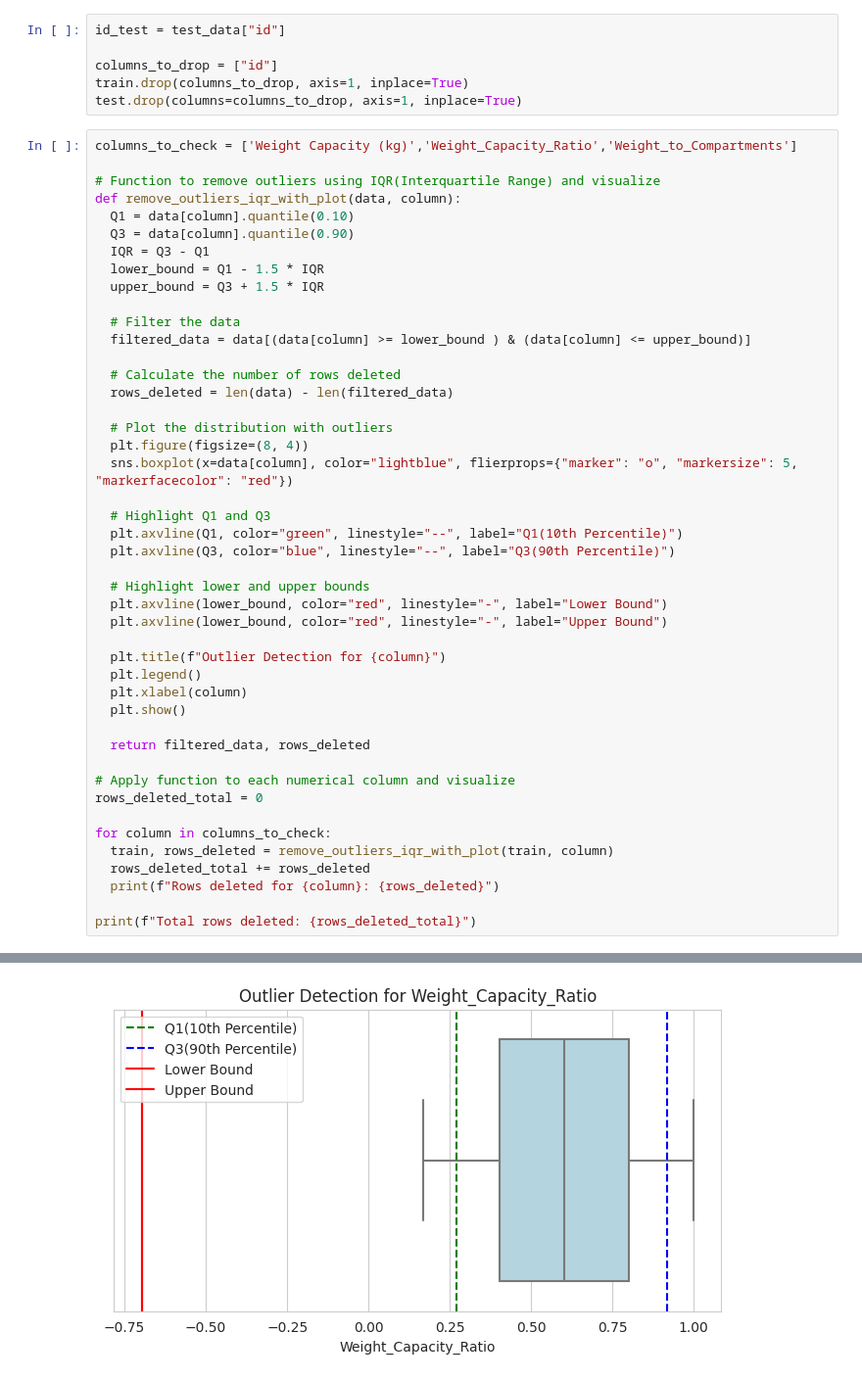
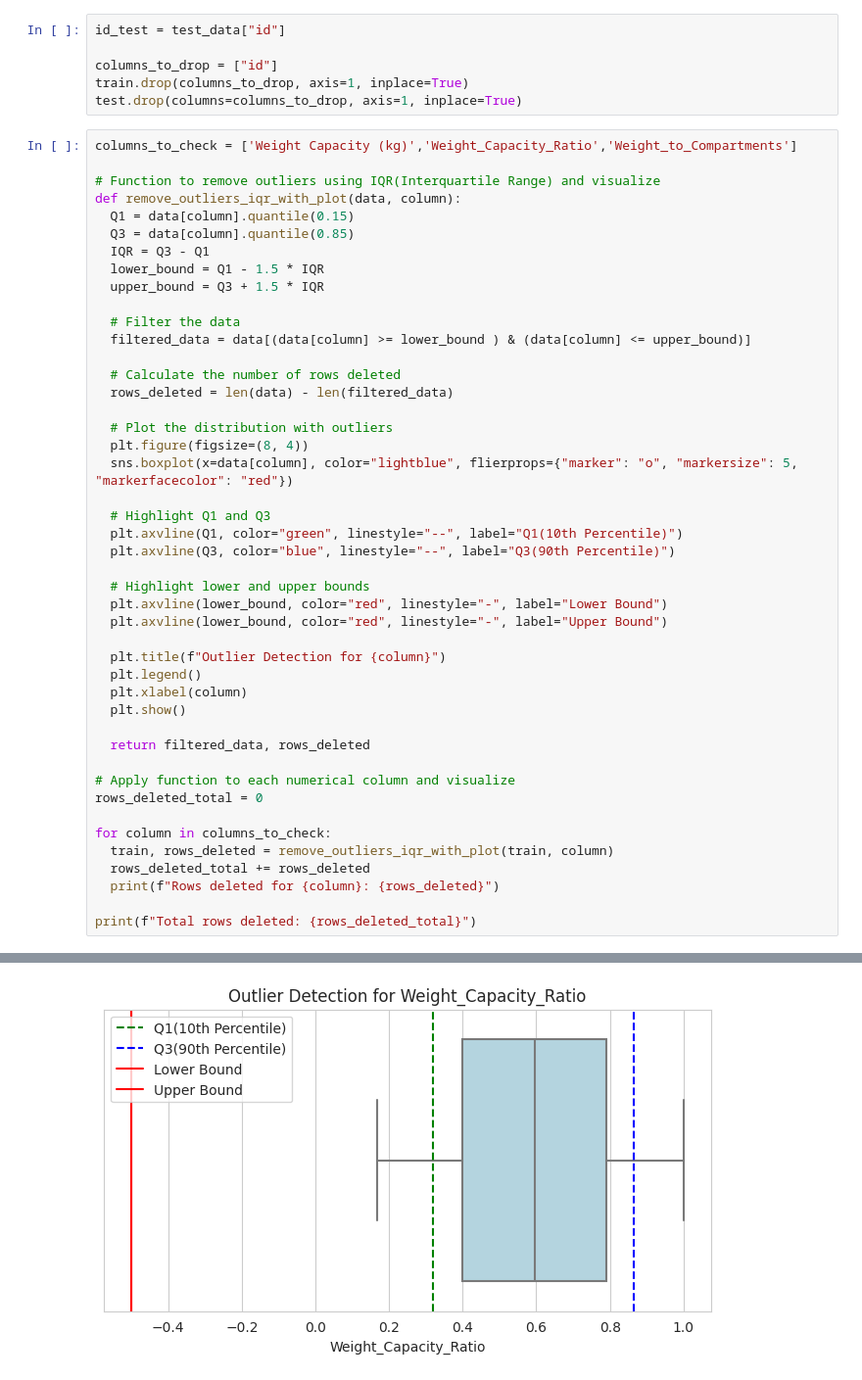
Before and after one commit to nakakonakako/kaggle, a Jupyter notebook: backpack/backpack.ipynb, the cells around one changed output, grey strips where cells are left out. Shown: that part at 98% size. Cells and saved outputs as stored; diff of their text form.

```diff
--- a/backpack/backpack.ipynb
+++ b/backpack/backpack.ipynb
@@ -392,8 +392,8 @@ columns_to_check = ['Weight Capacity (kg)','Weight_Capacity_Ratio','Weight_to_Co
 
 # Function to remove outliers using IQR(Interquartile Range) and visualize
 def remove_outliers_iqr_with_plot(data, column):
-  Q1 = data[column].quantile(0.10)
-  Q3 = data[column].quantile(0.90)
+  Q1 = data[column].quantile(0.15)
+  Q3 = data[column].quantile(0.85)
   IQR = Q3 - Q1
   lower_bound = Q1 - 1.5 * IQR
   upper_bound = Q3 + 1.5 * IQR
@@ -437,3 +437,3 @@ print(f"Total rows deleted: {rows_deleted_total}")
 Rows deleted for Weight Capacity (kg): 0
-[figure, old version]
+[figure, new version]
 Rows deleted for Weight_Capacity_Ratio: 0
```
Also changed, not shown: parts of 3 cells of this notebook.
